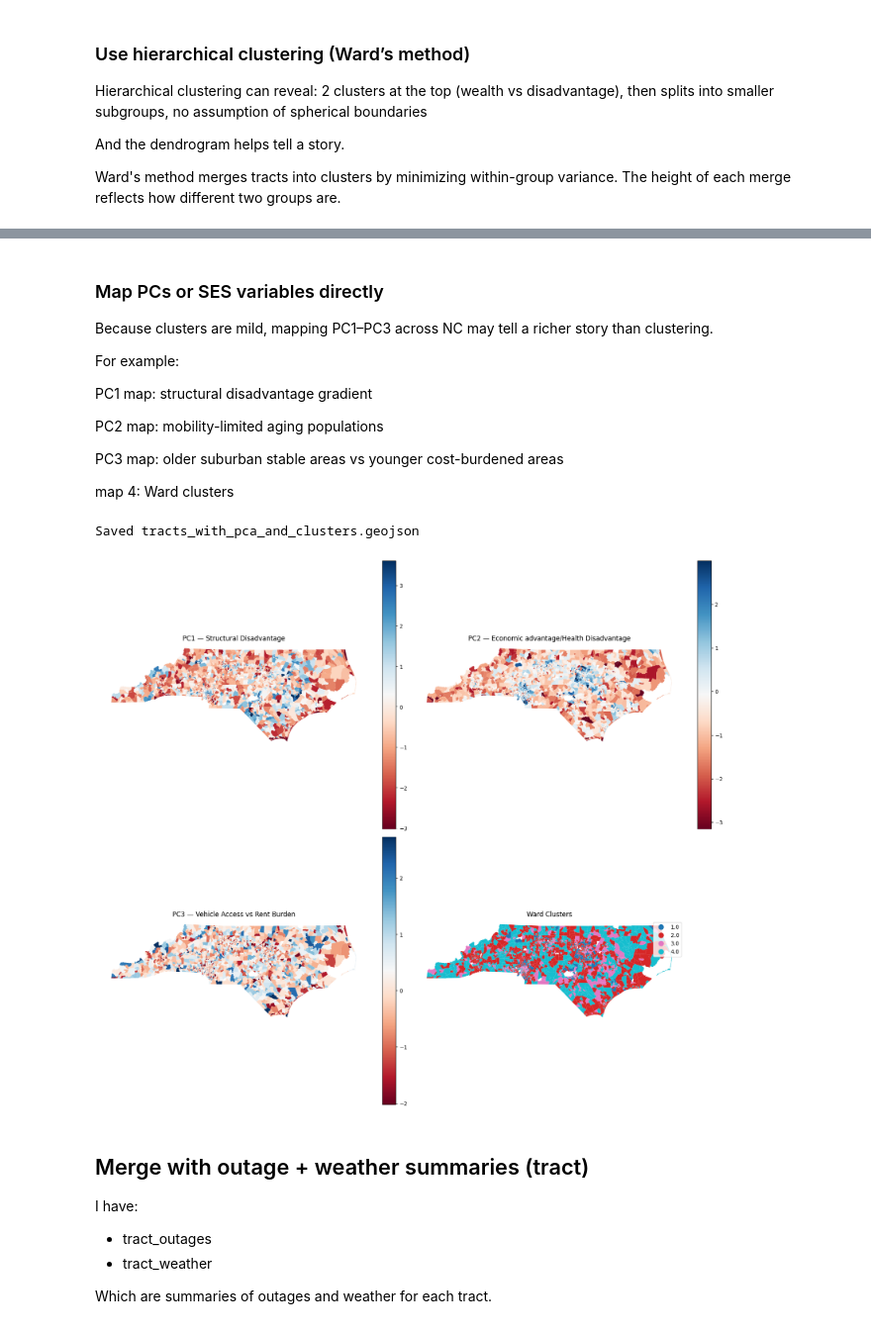
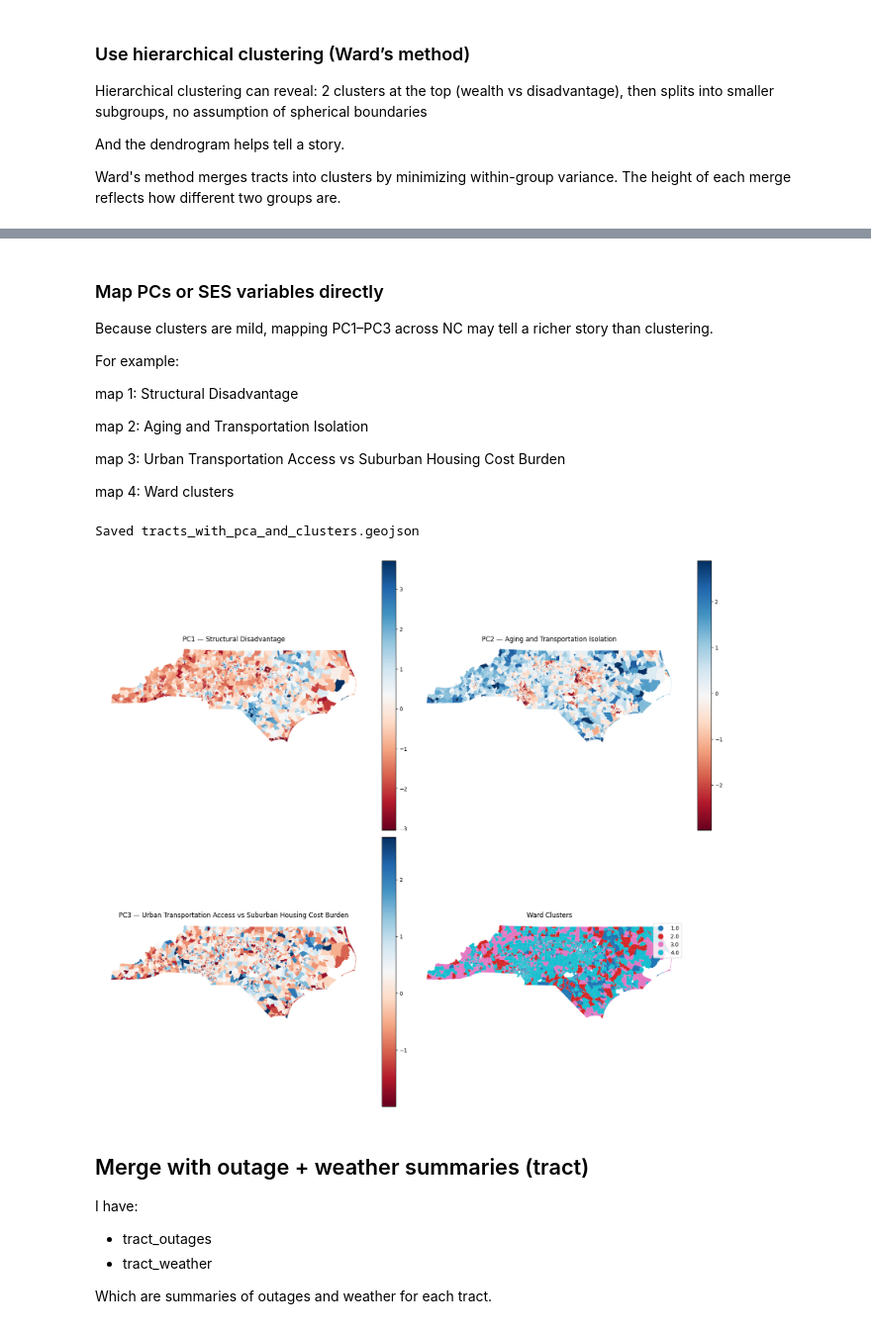
Before and after one commit to jessalynlc/MP, a Jupyter notebook: pca_socioeconomics.ipynb, the cells around one changed output, grey strips where cells are left out. Shown at 99% size. Drawn from its saved outputs; the diff is of its cells as text; code cells hidden in the pictures.

Commit message:
Updating code to carry full geoid.

```diff
--- a/pca_socioeconomics.ipynb
+++ b/pca_socioeconomics.ipynb
@@ -476,21 +469,21 @@ Because clusters are mild, mapping PC1–PC3 across NC may tell a richer story t
 
 For example:
 
-PC1 map: structural disadvantage gradient
+map 1: Structural Disadvantage
 
-PC2 map: mobility-limited aging populations
+map 2: Aging and Transportation Isolation
 
-PC3 map: older suburban stable areas vs younger cost-burdened areas
+map 3: Urban Transportation Access vs Suburban Housing Cost Burden
 
 map 4: Ward clusters
 # %%
 tract_geo = gpd.read_file("data_raw/tl_2022_37_tract")
-tract_geo['TRACT'] = tract_geo['GEOID'].str[-6:]  # extract 6-digit tract code
+tract_geo['TRACT'] = tract_geo['GEOID']#.str[-6:]  # extract 6-digit tract code
 tract_geo = tract_geo.to_crs(epsg=4326)
 
 # Ensure TRACT columns are strings and zero-padded to 6 digits
-socioeconomic_tract_pca_scores['TRACT'] = socioeconomic_tract_pca_scores['TRACT'].astype(str).str.zfill(6)
-tract_geo['TRACT'] = tract_geo['TRACT'].astype(str).str.zfill(6)
+#socioeconomic_tract_pca_scores['TRACT'] = socioeconomic_tract_pca_scores['TRACT'].astype(str).str.zfill(6)
+#tract_geo['TRACT'] = tract_geo['TRACT'].astype(str).str.zfill(6)
 
 # Merge GeoDataFrame with PCA+cluster data
 gdf = tract_geo.merge(
@@ -519,8 +512,8 @@ fig, axes = plt.subplots(2, 2, figsize=(16, 14), constrained_layout=True)
 variables = ['PC1', 'PC2', 'PC3', 'hc_cluster']
 titles = [
     'PC1 — Structural Disadvantage',
-    'PC2 — Economic advantage/Health Disadvantage',
-    'PC3 — Vehicle Access vs Rent Burden',
+    'PC2 — Aging and Transportation Isolation',
+    'PC3 — Urban Transportation Access vs Suburban Housing Cost Burden',
     'Ward Clusters'
 ]
 
@@ -534,34 +527,34 @@ for i, var in enumerate(variables):
         # categorical map
         gdf.plot(
             column=var,
             ax=ax,
             categorical=True,
             legend=True,
             cmap='tab10',
             linewidth=0,
             edgecolor='none'
         )
     else:
         # continuous PCs with diverging colormap
         vmin = gdf[var].quantile(0.01)
         vmax = gdf[var].quantile(0.99)
         gdf.plot(
             column=var,
             ax=ax,
             cmap='RdBu',
             legend=True,
             vmin=vmin,
             vmax=vmax,
             linewidth=0,
             edgecolor='none'
         )
 
     ax.set_title(titles[i], fontsize=12)
     ax.set_axis_off()
 
 plt.show()
 # %% [output]
-[figure, old version]
+[figure, new version]
 # %%
 # ensure geojson exists
 geojson = json.loads(gdf.to_json())
```
Also changed, not shown: parts of 16 cells of this notebook, 7 other files.
